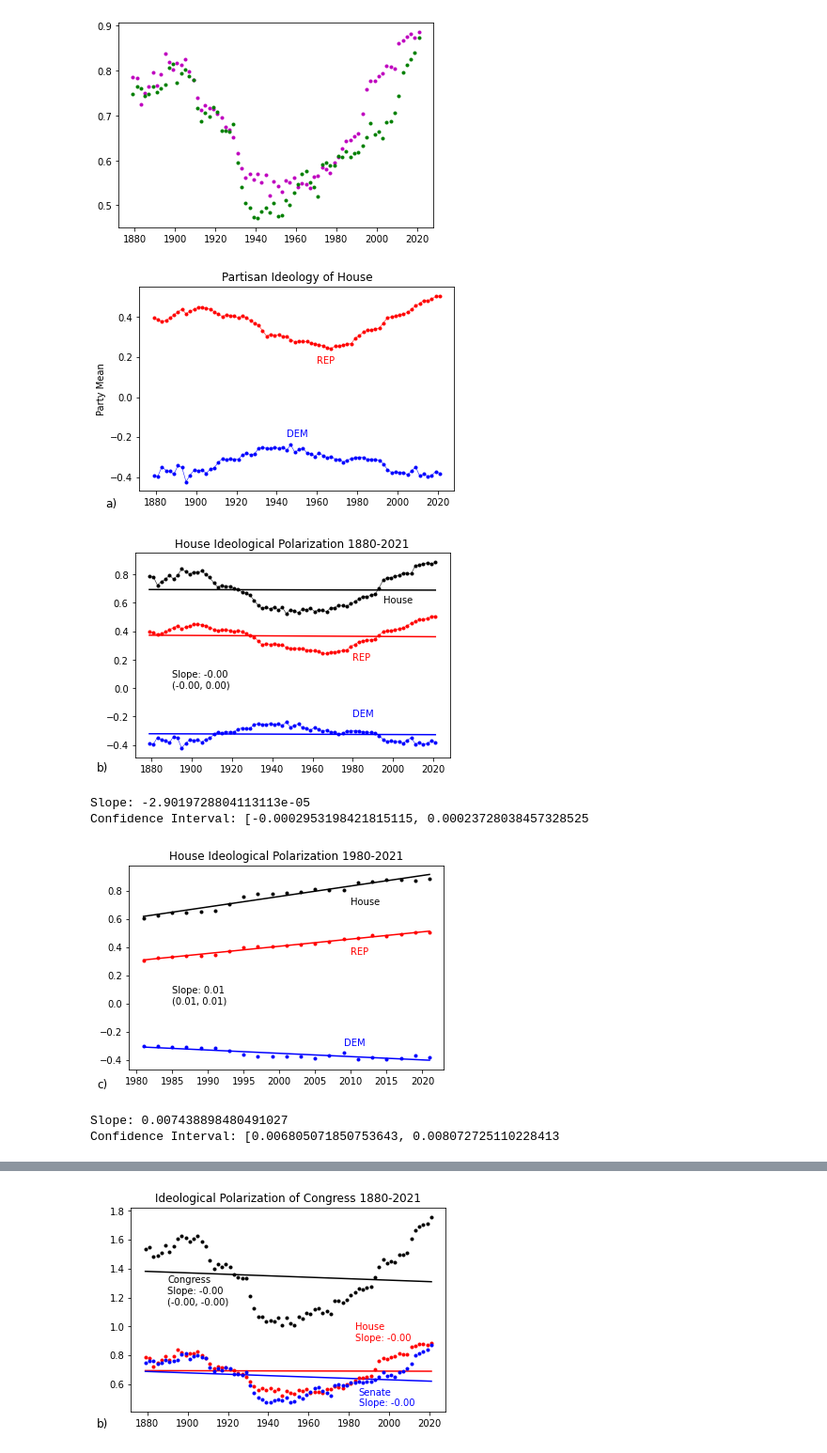
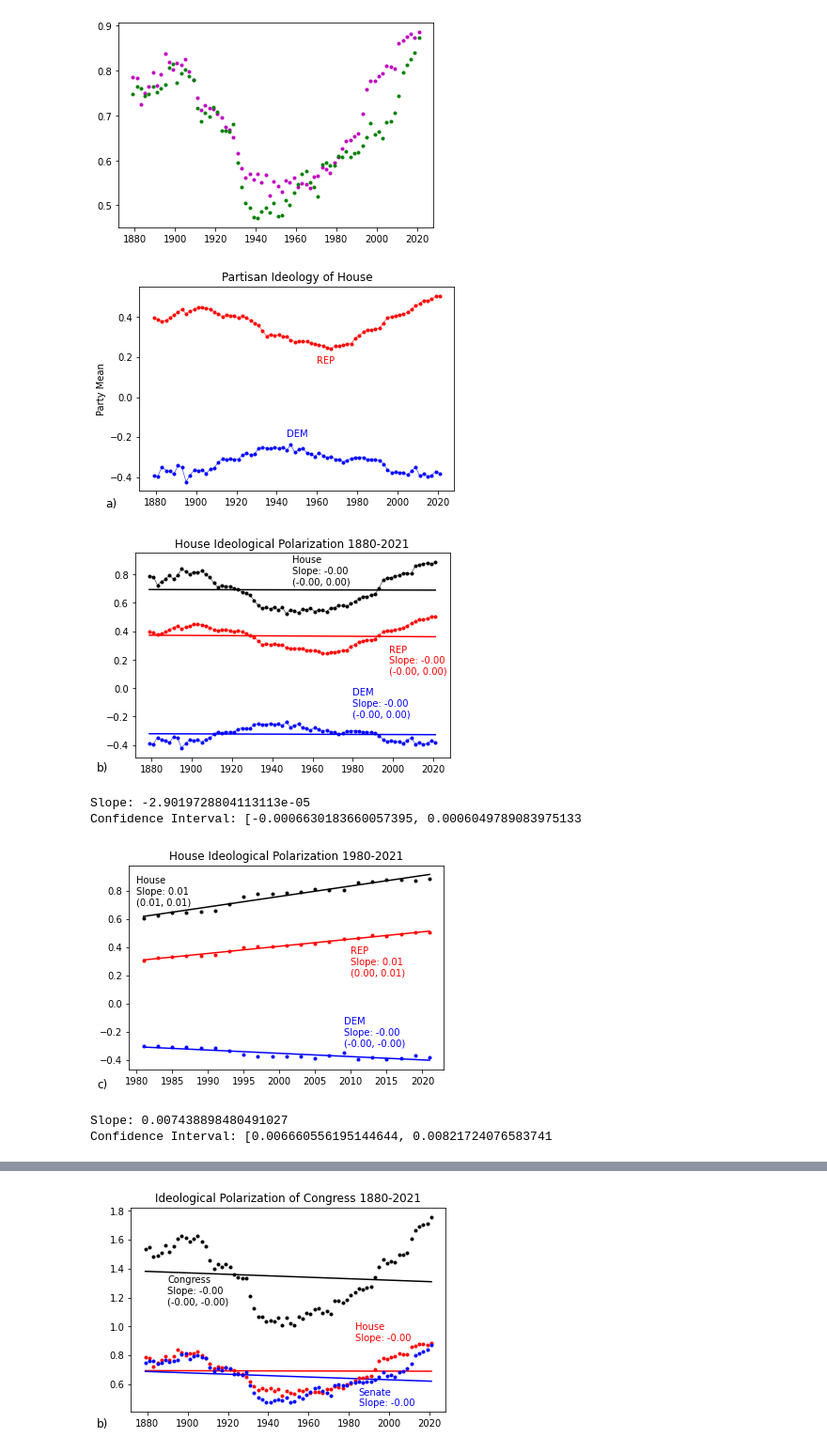
Before and after one commit to anujc13/Rutgers-Research, a Jupyter notebook: dw nominate/voteview_data.ipynb, the cells around one changed output, grey strips where cells are left out. Shown at 94% size. Cells and saved outputs as stored; diff of their text form; code cells hidden in the pictures.

```diff
--- a/dw nominate/voteview_data.ipynb
+++ b/dw nominate/voteview_data.ipynb
@@ -33,12 +33,14 @@ plt.show()
 
 #House Graph 1880-2021
 y = dfHouseRep
-m, b, _, p, e = st.linregress(x, y)
-plt.plot(x, m*np.array(x) + b, color="red")
+mR, bR, _R, pR, eR = st.linregress(x, y)
+lci_R, uci_R = mR - 1.96 * eR,  mR + 1.96 * eR
+plt.plot(x, mR*np.array(x) + bR, color="red")
 
 y = dfHouseDem
-m, b, _, p, e = st.linregress(x, y)
-plt.plot(x, m*np.array(x) + b, color="blue")
+mD, bD, _D, pD, eD = st.linregress(x, y)
+lci_D, uci_D = mD - 1.96 * eD,  mD + 1.96 * eD
+plt.plot(x, mD*np.array(x) + bD, color="blue")
 
 dfHouseBlack = []
 for y in range(len(dfHouse)):
@@ -54,13 +56,12 @@ plt.plot(dfHouse['year'], dfHouseBlack, marker = '.', linewidth=0.5, color = '#0
 #plt.xlabel("Year")
 #plt.ylabel("Party Mean")
 plt.title("House Ideological Polarization 1880-2021")
-plt.text(1980, 0.2, "REP", color="r")
-plt.text(1995, 0.6, "House")
-plt.text(1980, -0.2, "DEM", color="b")
+plt.text(1998, 0.1, f"REP\nSlope: {mR:.2f}\n({lci_R:.2f}, {uci_R:.2f})", color="r")
+plt.text(1980, -0.2, f"DEM\nSlope: {mD:.2f}\n({lci_D:.2f}, {uci_D:.2f})", color="b")
 plt.text(1853, -0.58, "b)", fontsize='large')
 
-lower_confidence_interval, upper_confidence_interval = mB - 1.96 * e,  mB + 1.96 * e
-plt.text(1890, 0.0, f"Slope: {mB:.2f}\n({lower_confidence_interval:.2f}, {upper_confidence_interval:.2f})")
+lower_confidence_interval, upper_confidence_interval = mB - 1.96 * eB,  mB + 1.96 * eB
+plt.text(1950, 0.73, f"House\nSlope: {mB:.2f}\n({lower_confidence_interval:.2f}, {upper_confidence_interval:.2f})")
 
 plt.show()
 
@@ -74,48 +75,49 @@ dfHouseRepSlice = dfHouseRep.loc[dfHouse['year'] >= 1981]
 dfHouseDemSlice = dfHouseDem.loc[dfHouse['year'] >= 1981]
 years = dfHouseSlice['year']
 x = years
 
 y = dfHouseRepSlice
-m, b, _, p, e = st.linregress(x, y)
-plt.plot(x, m*np.array(x) + b, color="red")
+mR, bR, _R, pR, eR = st.linregress(x, y)
+lci_R, uci_R = mR - 1.96 * eR,  mR + 1.96 * eR
+plt.plot(x, mR*np.array(x) + bR, color="red")
 
 y = dfHouseDemSlice
-m, b, _, p, e = st.linregress(x, y)
-plt.plot(x, m*np.array(x) + b, color="blue")
+mD, bD, _D, pD, eD = st.linregress(x, y)
+lci_D, uci_D = mD - 1.96 * eD,  mD + 1.96 * eD
+plt.plot(x, mD*np.array(x) + bD, color="blue")
 
 dfHouseBlackSlice = []
 for y in range(len(dfHouseRepSlice)):
     dfHouseBlackSlice.append(dfHouseRepSlice[y + 51] - dfHouseDemSlice[y + 51])
 
 y = dfHouseBlackSlice
 mB, bB, _B, pB, eB = st.linregress(x, y)
 plt.plot(x, mB*np.array(x) + bB, color="black")
 plt.plot(years, dfHouseRepSlice, marker = '.', linestyle='None', color = 'r')
 plt.plot(years, dfHouseDemSlice, marker = '.', linestyle='None', color = 'b')
 plt.plot(years, dfHouseBlackSlice, marker = '.', linestyle='None', color = '#000000')
 #plt.xlabel("Year")
 #plt.ylabel("Party Mean")
 plt.title("House Ideological Polarization 1980-2021")
-plt.text(2010, 0.7, "House", color="#000000")
-plt.text(2010, 0.35, "REP", color = "r")
-plt.text(2009, -0.3, "DEM", color="b")
+plt.text(2010, 0.2, f"REP\nSlope: {mR:.2f}\n({lci_R:.2f}, {uci_R:.2f})", color = "r")
+plt.text(2009, -0.3, f"DEM\nSlope: {mD:.2f}\n({lci_D:.2f}, {uci_D:.2f})", color="b")
 plt.text(1974.5, -0.6, "c)", fontsize='large')
 
-lower_confidence_interval, upper_confidence_interval = mB - 1.96 * e,  mB + 1.96 * e
-plt.text(1985, 0.0, f"Slope: {mB:.2f}\n({lower_confidence_interval:.2f}, {upper_confidence_interval:.2f})")
+lower_confidence_interval, upper_confidence_interval = mB - 1.96 * eB,  mB + 1.96 * eB
+plt.text(1980, 0.7, f"House\nSlope: {mB:.2f}\n({lower_confidence_interval:.2f}, {upper_confidence_interval:.2f})")
 
 plt.show()
 
 print("Slope: {}".format(mB))
 print("Confidence Interval: [{}, {}".format(lower_confidence_interval, upper_confidence_interval))
 # %% [output]
 [figure]
-[figure, old version]
+[figure, new version]
 Slope: -2.9019728804113113e-05
-Confidence Interval: [-0.0002953198421815115, 0.00023728038457328525
+Confidence Interval: [-0.0006630183660057395, 0.0006049789083975133
-[figure, old version]
+[figure, new version]
 Slope: 0.007438898480491027
-Confidence Interval: [0.006805071850753643, 0.008072725110228413
+Confidence Interval: [0.006660556195144644, 0.00821724076583741
 # %%
 #Partisan Ideology Graph from Voteview for Senate
 dfSenateRep = dfSenate['rep.mean.d1']
```
Also changed, not shown: parts of 1 cell of this notebook, 4 other files.
